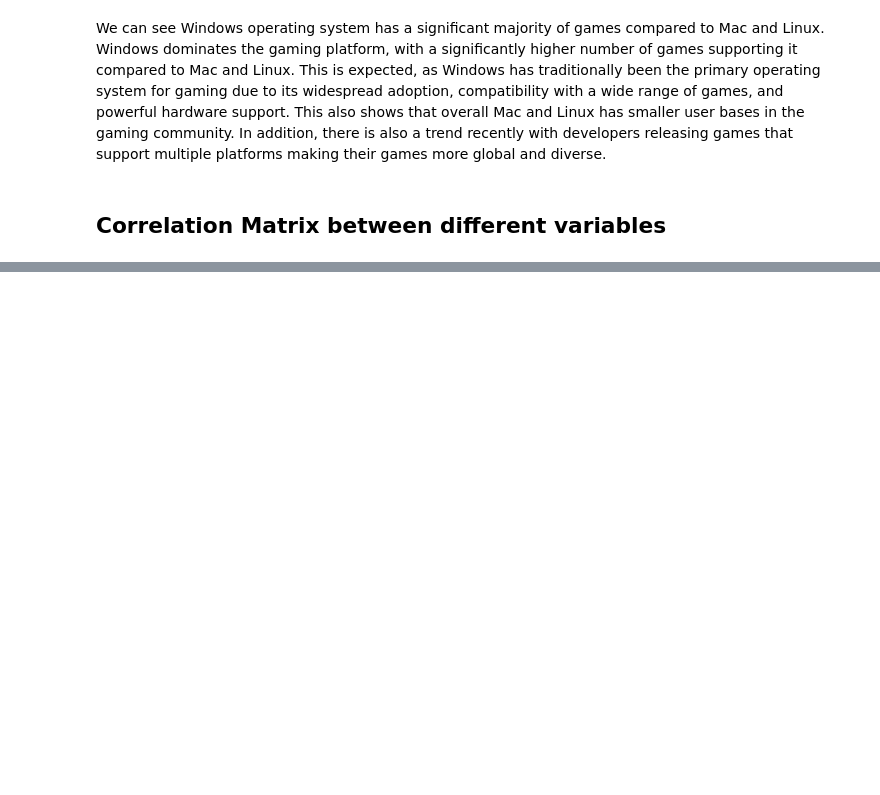
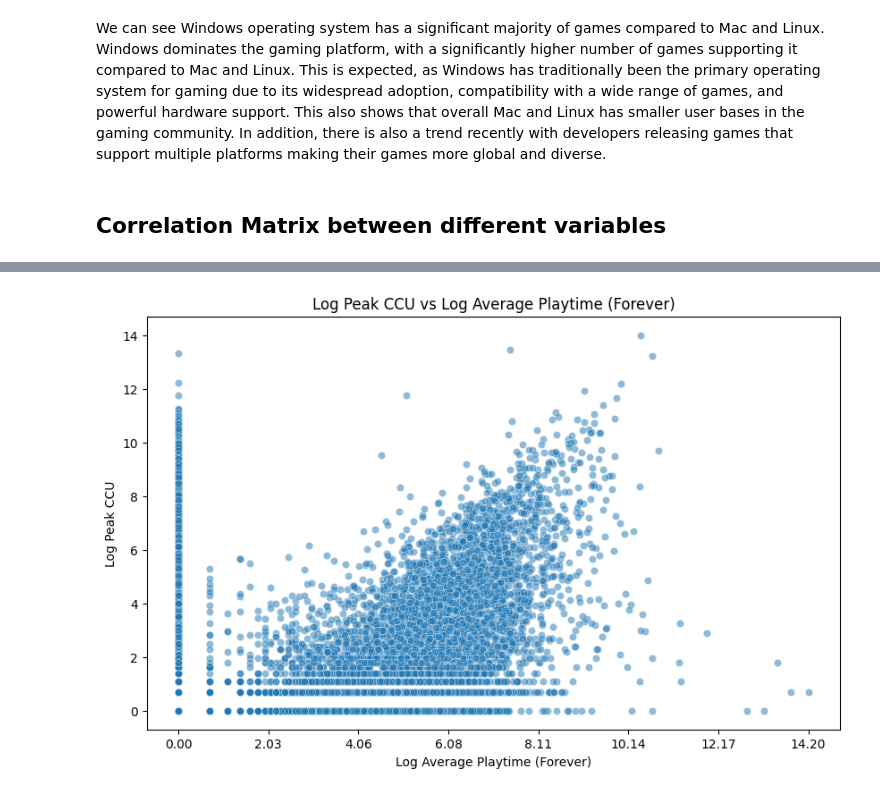
Before and after one commit to oscartsai2620/STAT315_Final, a Jupyter notebook: project.ipynb, the cells around one changed output, grey strips where cells are left out. Cells and saved outputs as stored; diff of their text form; code cells hidden in the pictures; blank space fills up the shorter version.

```diff
--- a/project.ipynb
+++ b/project.ipynb
@@ -259,0 +354,23 @@ Based on this analysis, we choose `pct_pos_total` as our main measure of game su
+# %%
+xmin = df_log_pct_nonneg['log_average_playtime_forever'].min()
+xmax = df_log_pct_nonneg['log_average_playtime_forever'].max()
+
+ticks = np.linspace(0, xmax, num=8)  # ensures 0 is included
+
+plt.figure(figsize=(10,6))
+sns.scatterplot(
+    data=df_log_pct_nonneg,
+    x='log_average_playtime_forever',
+    y='log_peak_ccu',
+    alpha=0.5
+)
+
+plt.title("Log Peak CCU vs Log Average Playtime (Forever)")
+plt.xlabel("Log Average Playtime (Forever)")
+plt.ylabel("Log Peak CCU")
+
+plt.xticks(ticks)
+
+plt.show()
+# %% [output]
+[figure, added]
```
Also changed, not shown: parts of 42 cells of this notebook.
